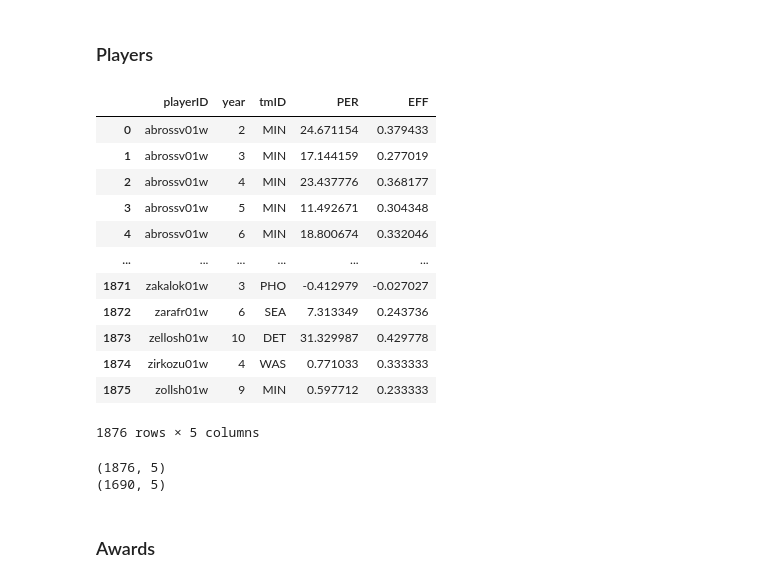
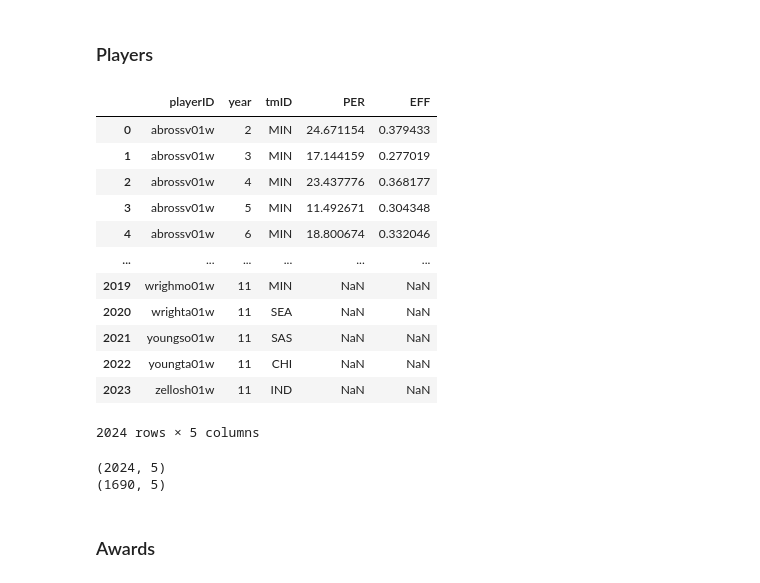
Before and after one commit to MartimHenriques/feup-machine-learning, a Jupyter notebook: src/data_preparation/5-final.ipynb, the cells around one changed output. Drawn from its saved outputs; the diff is of its cells as text; code cells hidden in the pictures.

Commit message:
Added competition data

```diff
--- a/src/data_preparation/5-final.ipynb
+++ b/src/data_preparation/5-final.ipynb
@@ -16,58 +16,76 @@ from utils.files import *
 DATA_PATH = os.path.join('..', 'data')
 
 from utils.metrics import *
+# %%
+def getTeams():
+    teams = pd.read_csv(os.path.join(DATA_PATH, DATA_TEAMS))
+    teams_competition = pd.read_csv(os.path.join(DATA_PATH, 'competition', DATA_TEAMS))
+    teams = pd.concat([teams, teams_competition], ignore_index=True)
+    return teams
+
+def getPlayersTeams():
+    players_teams = pd.read_csv(os.path.join(DATA_PATH, DATA_PLAYERS_TEAMS))
+    players_teams_competition = pd.read_csv(os.path.join(DATA_PATH, 'competition', DATA_PLAYERS_TEAMS))
+    players_teams = pd.concat([players_teams, players_teams_competition], ignore_index=True)
+    return players_teams
+
+def getCoaches():
+    coaches = pd.read_csv(os.path.join(DATA_PATH, DATA_COACHES))
+    coaches_competition = pd.read_csv(os.path.join(DATA_PATH, 'competition', DATA_COACHES))
+    coaches = pd.concat([coaches, coaches_competition], ignore_index=True)
+    return coaches
 # %% [markdown]
 ### Players
 # %%
 # Players
-players_teams_df = pd.read_csv(os.path.join(DATA_PATH, DATA_PLAYERS_TEAMS))
+players_teams_df = getPlayersTeams()
 pt_df = preparePlayersTeamsDf(players_teams_df)
 
 new_pt_df = pd.DataFrame()
 for col in ['playerID', 'year', 'tmID']:
     new_pt_df[col] = pt_df[col]
 
-teams_df = pd.read_csv(os.path.join(DATA_PATH, DATA_TEAMS))
+teams_df = getTeams()
 teams_df = prepareTeamsDf(teams_df)
 
 getPer(new_pt_df, pt_df, teams_df) #defined in metrics.py
 getEFF(new_pt_df, pt_df) #defined in metrics.py
 
 display(new_pt_df)
 
 # drop players with less than 40 minutes played
 print(new_pt_df.shape)
 new_pt_df['minutes'] = pt_df['minutes']
 new_pt_df = new_pt_df[new_pt_df['minutes'] >= 40]
 new_pt_df = new_pt_df.drop(columns=['minutes'])
 print(new_pt_df.shape)
 
 # get the average stats for players the previous year
 merged_df = teams_df[['year', 'tmID', 'playoff', 'confID']].copy()
 for index, row in merged_df.iterrows():
     merged_df.loc[index, 'per'] = new_pt_df[(new_pt_df['year'] == row['year'] - 1) & (new_pt_df['tmID'] == row['tmID'])]['PER'].mean()
     merged_df.loc[index, 'eff'] = new_pt_df[(new_pt_df['year'] == row['year'] - 1) & (new_pt_df['tmID'] == row['tmID'])]['EFF'].mean()
 
 # replace missing per with average
 #merged_df['per'] = merged_df['per'].fillna(merged_df['per'].mean())
 #merged_df['eff'] = merged_df['eff'].fillna(merged_df['eff'].mean())
 merged_df['per'] = merged_df['per'].fillna(merged_df['per'].quantile(0.20))
 merged_df['eff'] = merged_df['eff'].fillna(merged_df['eff'].quantile(0.20))
 # %% [output]
 |  | playerID | year | tmID | PER | EFF |
 | 0 | abrossv01w | 2 | MIN | 24.671154 | 0.379433 |
 | 1 | abrossv01w | 3 | MIN | 17.144159 | 0.277019 |
 | 2 | abrossv01w | 4 | MIN | 23.437776 | 0.368177 |
 | 3 | abrossv01w | 5 | MIN | 11.492671 | 0.304348 |
 | 4 | abrossv01w | 6 | MIN | 18.800674 | 0.332046 |
 | ... | ... | ... | ... | ... | ... |
-| 1871 | zakalok01w | 3 | PHO | -0.412979 | -0.027027 |
-| 1872 | zarafr01w | 6 | SEA | 7.313349 | 0.243736 |
-| 1873 | zellosh01w | 10 | DET | 31.329987 | 0.429778 |
-| 1874 | zirkozu01w | 4 | WAS | 0.771033 | 0.333333 |
-| 1875 | zollsh01w | 9 | MIN | 0.597712 | 0.233333 |
+| 2019 | wrighmo01w | 11 | MIN | NaN | NaN |
+| 2020 | wrighta01w | 11 | SEA | NaN | NaN |
+| 2021 | youngso01w | 11 | SAS | NaN | NaN |
+| 2022 | youngta01w | 11 | CHI | NaN | NaN |
+| 2023 | zellosh01w | 11 | IND | NaN | NaN |
-1876 rows × 5 columns
+2024 rows × 5 columns
-(1876, 5)
+(2024, 5)
 (1690, 5)
 # %%
 players_df = pd.read_csv(os.path.join(DATA_PATH, DATA_PLAYERS))
```
Also changed, not shown: parts of 5 cells of this notebook, 6 other files.
